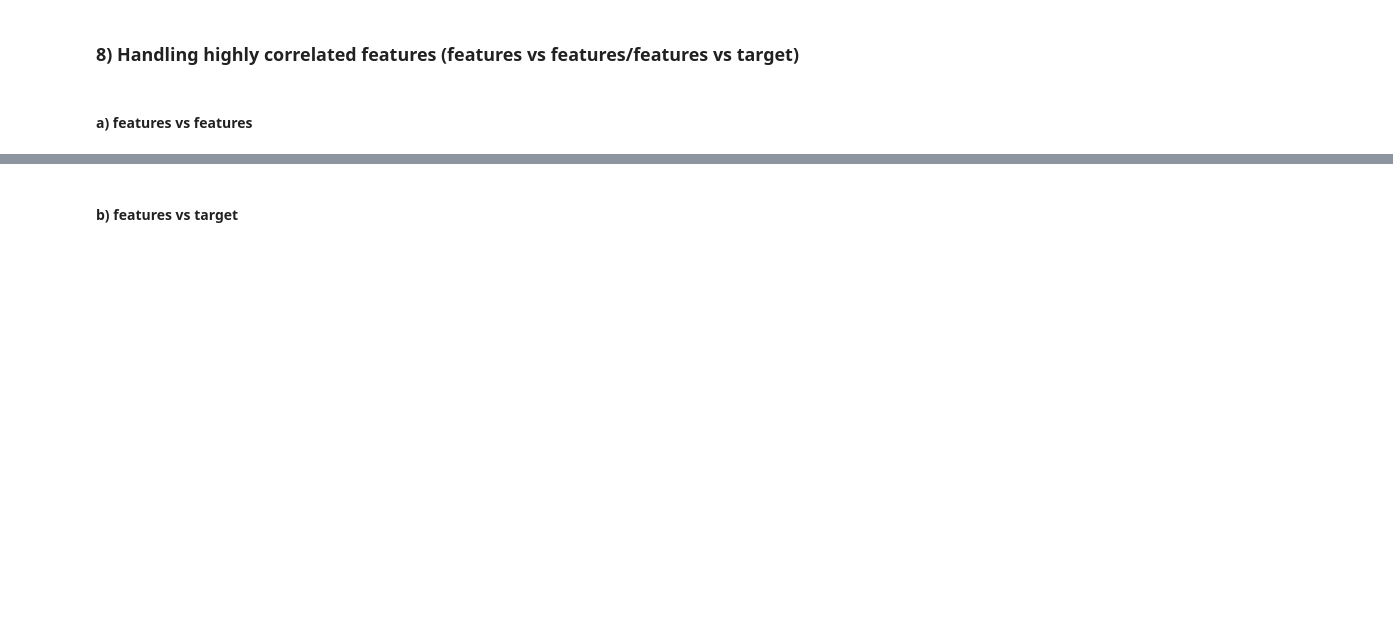
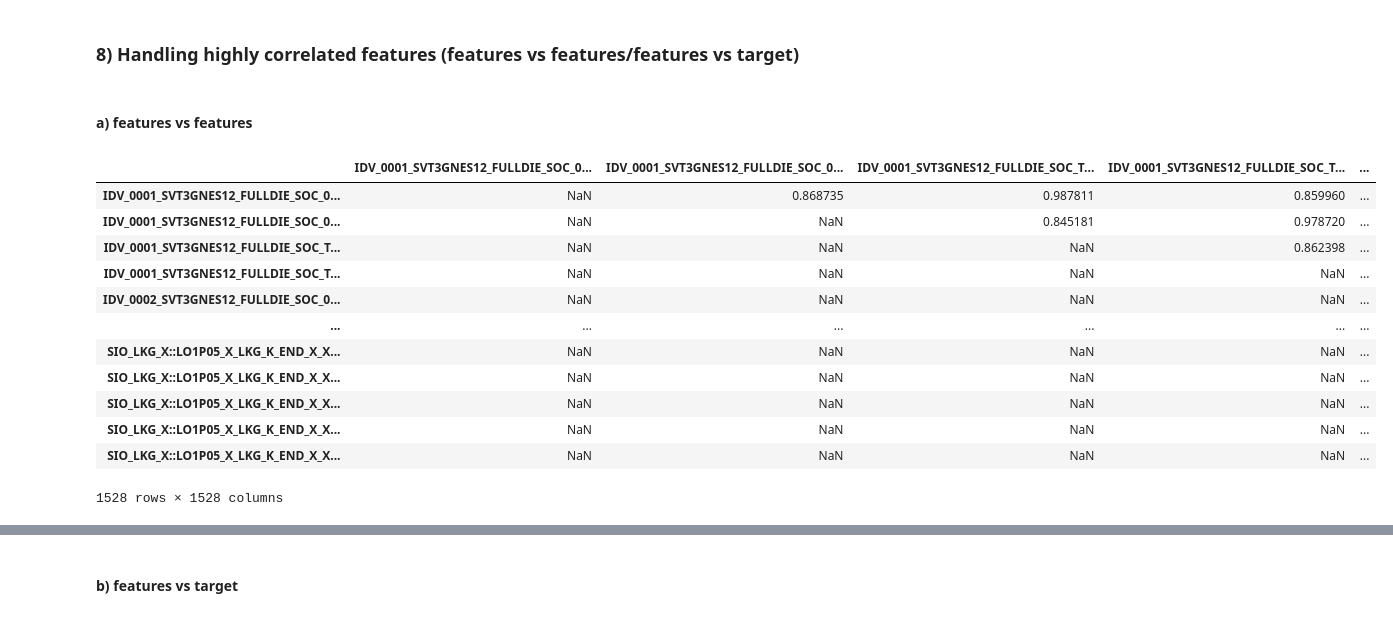
Before and after one commit to NicoleNL/ML-Speckle, a Jupyter notebook: MLSpeckle_20220106.ipynb, the cells around one changed output, grey strips where cells are left out. Saved outputs shown, nothing was run; the diff lists cells and outputs as text; code cells hidden in the pictures; blank space fills up the shorter version.

```diff
--- a/MLSpeckle_20220106.ipynb
+++ b/MLSpeckle_20220106.ipynb
@@ -560,3 +835,0 @@ df
-# %%
-value=-5555 #insert negative value to check
-check_col_negative(df,value) #all negative values imputed with median
@@ -590,4 +835,0 @@ df_negative
-# %%
-import pandas as pd
-path = "C:/Users/ppirthip/OneDrive - Intel Corporation/Speckle/"
-df = pd.read_csv(path+"df_NegativeValueHandled.csv")
@@ -593,0 +973,11 @@ df = pd.read_csv(path+"df_NegativeValueHandled.csv")
+# %%
+#X_train imputation
+#Negative -5555 imputation with median
+X_train = Negative_value_impute(X_train,value=-5555,imptype="median")
+#Negative 999 imputation with median
+X_train = Negative_value_impute(X_train,value=-999,imptype="median")
+#Negative 9999 imputation with median
+X_train = Negative_value_impute(X_train,value=-9999,imptype="median")
+#Negative -555 imputation with median
+X_train = Negative_value_impute(X_train,value=-555,imptype="median")
+X_train.shape
@@ -593,0 +986,11 @@ df = pd.read_csv(path+"df_NegativeValueHandled.csv")
+# %%
+#X_val imputation
+#Negative -5555 imputation with median
+X_val = Negative_value_impute(X_val,value=-5555,imptype="median")
+#Negative 999 imputation with median
+X_val = Negative_value_impute(X_val,value=-999,imptype="median")
+#Negative 9999 imputation with median
+X_val = Negative_value_impute(X_val,value=-9999,imptype="median")
+#Negative -555 imputation with median
+X_val = Negative_value_impute(X_val,value=-555,imptype="median")
+X_val.shape
@@ -764,18 +1099,29 @@ X_train_scaled, X_val_scaled = scale_data(X_train,X_val,scaler_type = "Normaliza
 # %% [markdown]
 #### a) features vs features
 # %%
-import time
+%%time
 import numpy as np
-start = time.time()
 
 #To create correlation matrix for X_train (features)
 correlation_matrix = X_train_scaled.corr().abs()
 
 #To select the upper trigular matrix from the correlation matrix of features
 upper_tri = correlation_matrix.where(np.triu(np.ones(correlation_matrix.shape),k=1).astype(np.bool))
 display(upper_tri)
 
+#features with more than or equal to 95% correlation
 highly_corr_features_95 = [column for column in upper_tri.columns if any(upper_tri[column] > 0.95)]
-
-end = time.time()
-print ("Time elapsed:", end - start)
+# %% [output]
+|  | IDV_0001_SVT3GNES12_FULLDIE_SOC_0... | IDV_0001_SVT3GNES12_FULLDIE_SOC_0... | IDV_0001_SVT3GNES12_FULLDIE_SOC_T... | IDV_0001_SVT3GNES12_FULLDIE_SOC_T... | ... |
+| IDV_0001_SVT3GNES12_FULLDIE_SOC_0... | NaN | 0.868735 | 0.987811 | 0.859960 | ... |
+| IDV_0001_SVT3GNES12_FULLDIE_SOC_0... | NaN | NaN | 0.845181 | 0.978720 | ... |
+| IDV_0001_SVT3GNES12_FULLDIE_SOC_T... | NaN | NaN | NaN | 0.862398 | ... |
+| IDV_0001_SVT3GNES12_FULLDIE_SOC_T... | NaN | NaN | NaN | NaN | ... |
+| IDV_0002_SVT3GNES12_FULLDIE_SOC_0... | NaN | NaN | NaN | NaN | ... |
+| ... | ... | ... | ... | ... | ... |
+| SIO_LKG_X::LO1P05_X_LKG_K_END_X_X... | NaN | NaN | NaN | NaN | ... |
+| SIO_LKG_X::LO1P05_X_LKG_K_END_X_X... | NaN | NaN | NaN | NaN | ... |
+| SIO_LKG_X::LO1P05_X_LKG_K_END_X_X... | NaN | NaN | NaN | NaN | ... |
+| SIO_LKG_X::LO1P05_X_LKG_K_END_X_X... | NaN | NaN | NaN | NaN | ... |
+| SIO_LKG_X::LO1P05_X_LKG_K_END_X_X... | NaN | NaN | NaN | NaN | ... |
+1528 rows × 1528 columns
```
Also changed, not shown: parts of 170 cells of this notebook.
